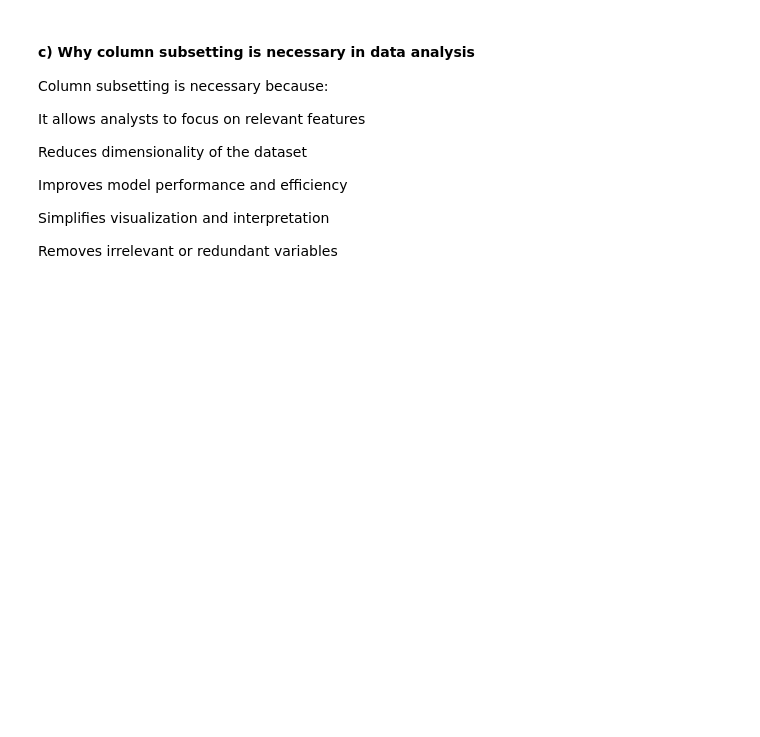
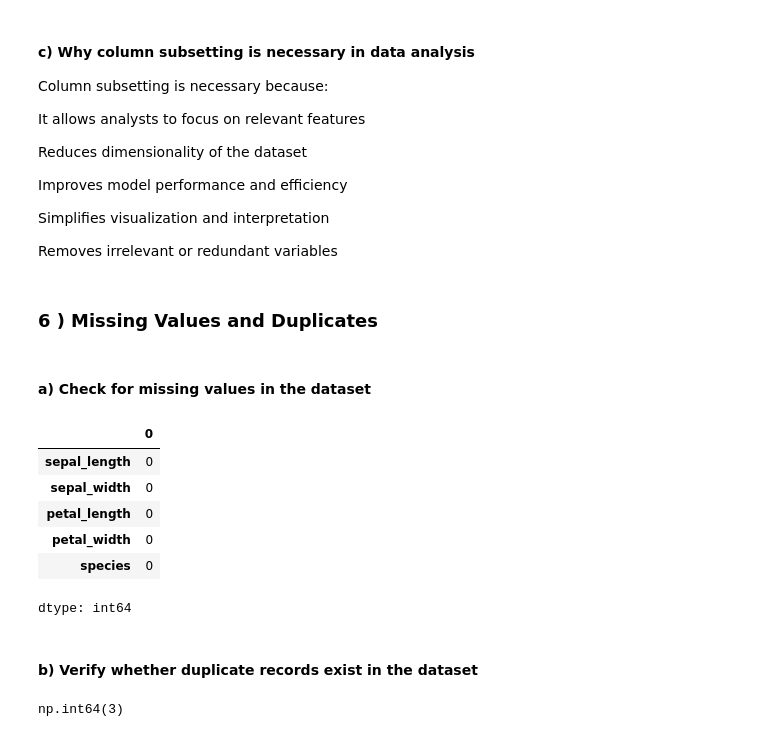
Before and after one commit to Clinton1029/Data_analysis, a Jupyter notebook: Data_analysis.ipynb, the cells around one changed output. Drawn from its saved outputs; the diff is of its cells as text; code cells hidden in the pictures; blank space fills up the shorter version.

```diff
--- a/Data_analysis.ipynb
+++ b/Data_analysis.ipynb
@@ -204,3 +204,23 @@ Improves model performance and efficiency
 Simplifies visualization and interpretation
 
 Removes irrelevant or redundant variables
+# %% [markdown]
+### 6 ) Missing Values and Duplicates
+# %% [markdown]
+#### a) Check for missing values in the dataset
+# %%
+data.isnull().sum()
+# %% [output]
+|  | 0 |
+| sepal_length | 0 |
+| sepal_width | 0 |
+| petal_length | 0 |
+| petal_width | 0 |
+| species | 0 |
+dtype: int64
+# %% [markdown]
+#### b) Verify whether duplicate records exist in the dataset
+# %%
+data.duplicated().sum()
+# %% [output]
+np.int64(3)
```
Also changed, not shown: parts of 1 cell of this notebook.
